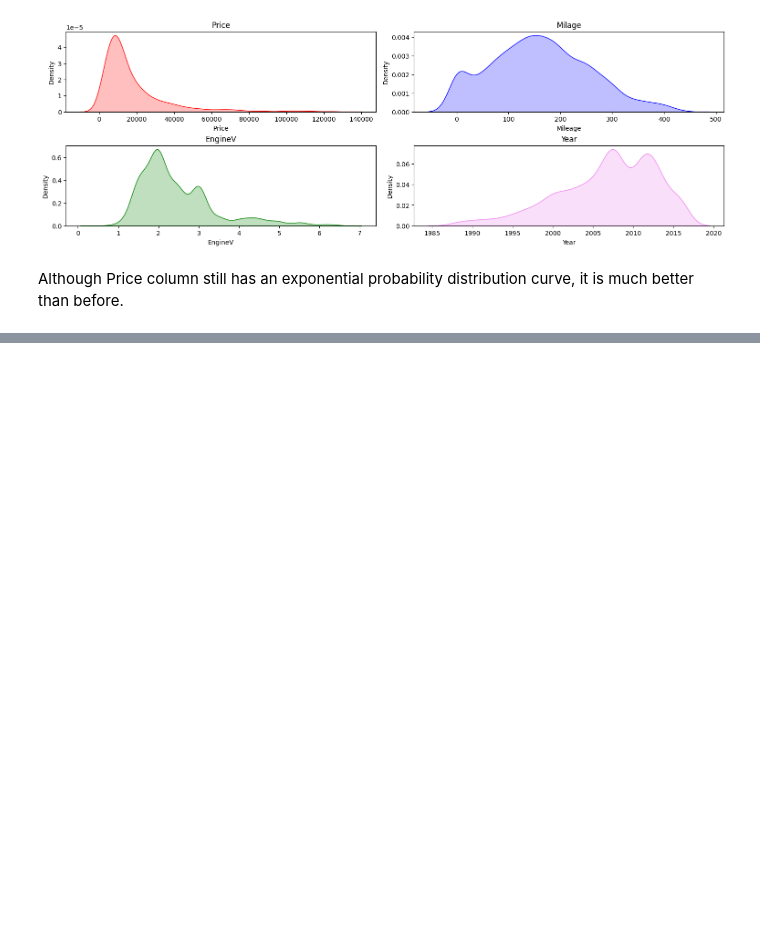
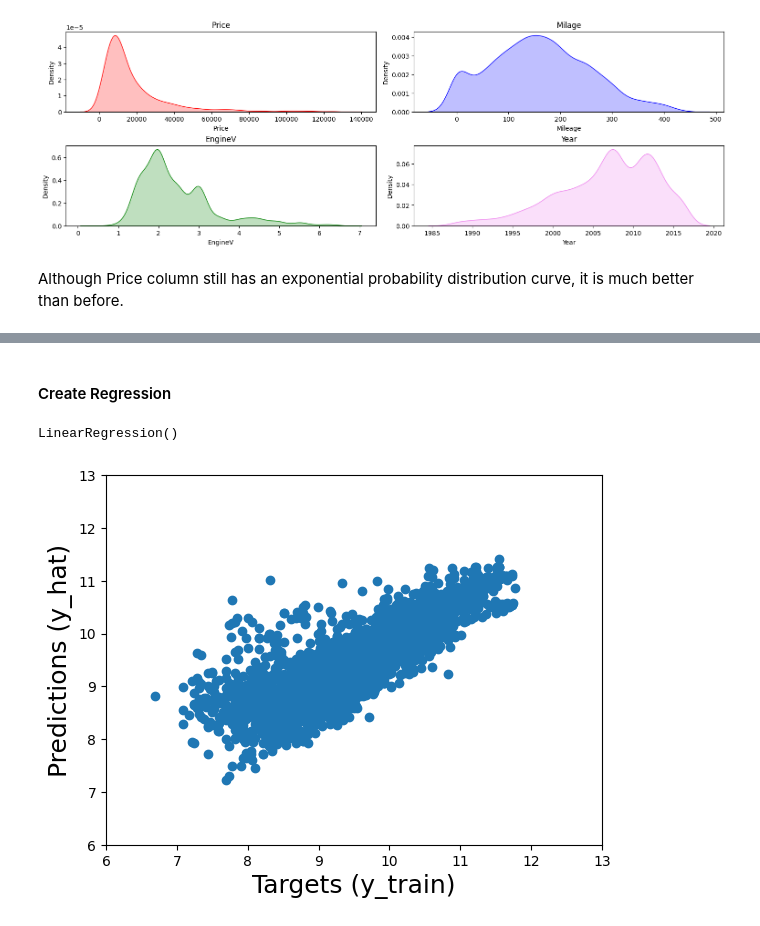
Before and after one commit to HritikShukla02/ML-Linear-Regression, a Jupyter notebook: Used cars.ipynb, the cells around one changed output, grey strips where cells are left out. Drawn from its saved outputs; the diff is of its cells as text; code cells hidden in the pictures; blank space fills up the shorter version.

Commit message:
Regression Complete

```diff
--- a/Used cars.ipynb
+++ b/Used cars.ipynb
@@ -140,0 +346,29 @@ Although Price column still has an exponential probability distribution curve, i
+# %%
+inputs_scaled = scaler.transform(inputs)
+# %%
+from sklearn.model_selection import train_test_split
+X_train, X_test, Y_train, Y_test = train_test_split(inputs_scaled, targets, test_size=0.2, random_state=42)
+# %% [markdown]
+#### Create Regression
+# %%
+reg = LinearRegression()
+reg.fit(inputs_scaled, targets)
+# %% [output]
+LinearRegression()
+# %%
+y_hat = reg.predict(X_train)
+# %%
+# The simplest way to compare the targets (y_train) and the predictions (y_hat) is to plot them on a scatter plot
+# The closer the points to the 45-degree line, the better the prediction
+plt.scatter(Y_train, y_hat)
+# Let's also name the axes
+plt.xlabel('Targets (y_train)',size=18)
+plt.ylabel('Predictions (y_hat)',size=18)
+# Sometimes the plot will have different scales of the x-axis and the y-axis
+# This is an issue as we won't be able to interpret the '45-degree line'
+# We want the x-axis and the y-axis to be the same
+plt.xlim(6,13)
+plt.ylim(6,13)
+plt.show()
+# %% [output]
+[figure, added]
```
Also changed, not shown: parts of 75 cells of this notebook.
